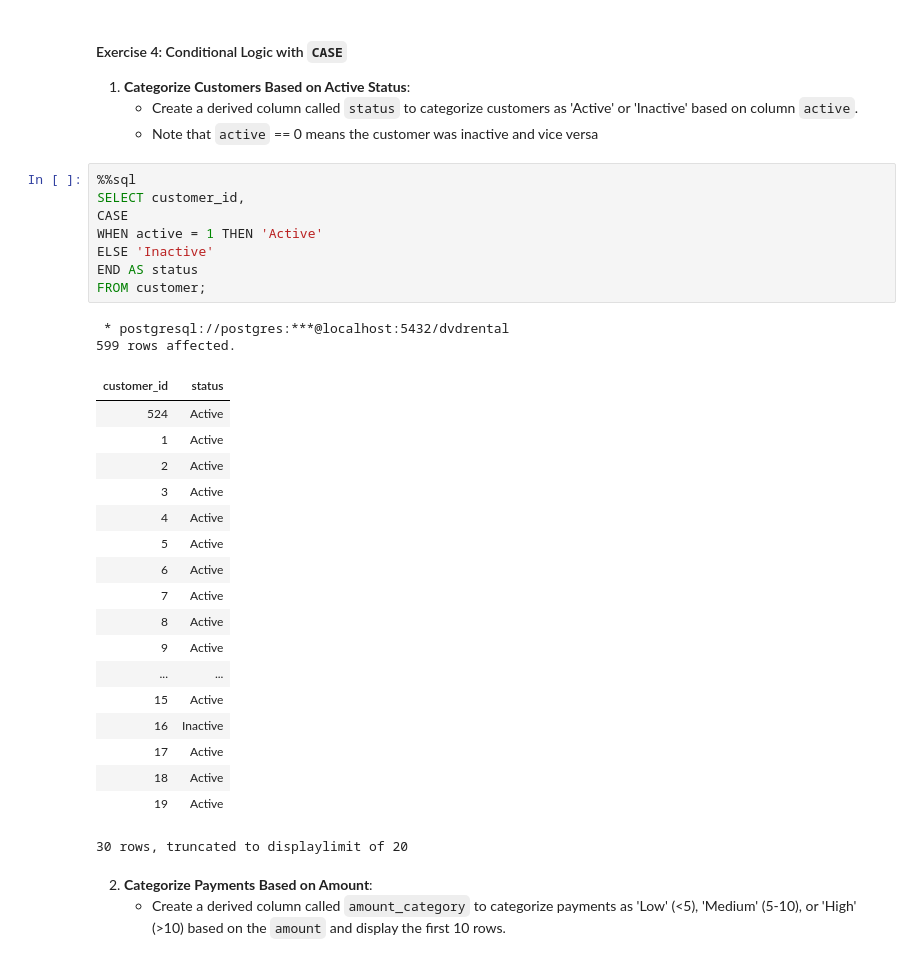
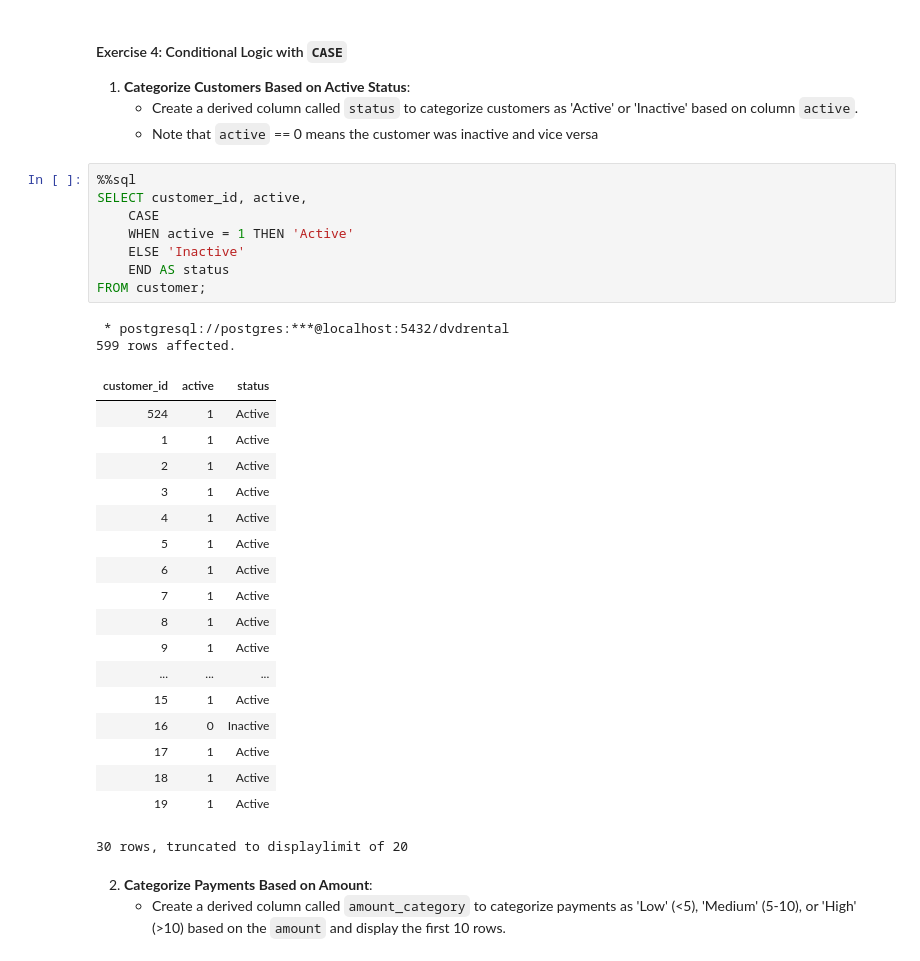
Before and after one commit to TRU-DASC/dasc5410-worksheet3-JoelKollenberg, a Jupyter notebook: worksheet3.ipynb, the cells around one changed output. Saved outputs shown, nothing was run; the diff lists cells and outputs as text.

```diff
--- a/worksheet3.ipynb
+++ b/worksheet3.ipynb
@@ -287,32 +287,32 @@ FROM payment;
    - Note that `active` == 0 means the customer was inactive and vice versa
 # %%
 %%sql
-SELECT customer_id,
-CASE
-WHEN active = 1 THEN 'Active'
-ELSE 'Inactive'
-END AS status
+SELECT customer_id, active,
+    CASE
+    WHEN active = 1 THEN 'Active'
+    ELSE 'Inactive'
+    END AS status
 FROM customer;
 # %% [output]
  * postgresql://postgres:***@localhost:5432/dvdrental
 599 rows affected.
-| customer_id | status |
-| 524 | Active |
-| 1 | Active |
-| 2 | Active |
-| 3 | Active |
-| 4 | Active |
-| 5 | Active |
-| 6 | Active |
-| 7 | Active |
-| 8 | Active |
-| 9 | Active |
-| ... | ... |
-| 15 | Active |
-| 16 | Inactive |
-| 17 | Active |
-| 18 | Active |
-| 19 | Active |
+| customer_id | active | status |
+| 524 | 1 | Active |
+| 1 | 1 | Active |
+| 2 | 1 | Active |
+| 3 | 1 | Active |
+| 4 | 1 | Active |
+| 5 | 1 | Active |
+| 6 | 1 | Active |
+| 7 | 1 | Active |
+| 8 | 1 | Active |
+| 9 | 1 | Active |
+| ... | ... | ... |
+| 15 | 1 | Active |
+| 16 | 0 | Inactive |
+| 17 | 1 | Active |
+| 18 | 1 | Active |
+| 19 | 1 | Active |
 30 rows, truncated to displaylimit of 20
 # %% [markdown]
 
```
Also changed, not shown: parts of 5 cells of this notebook.
